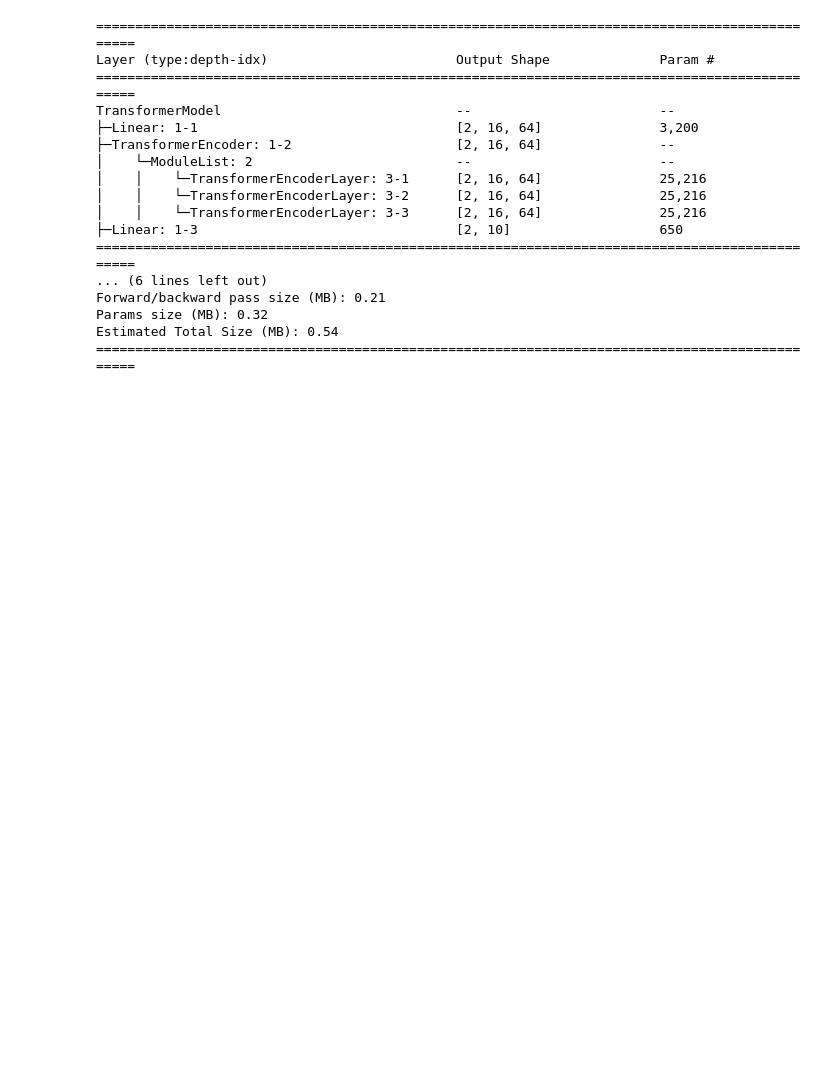
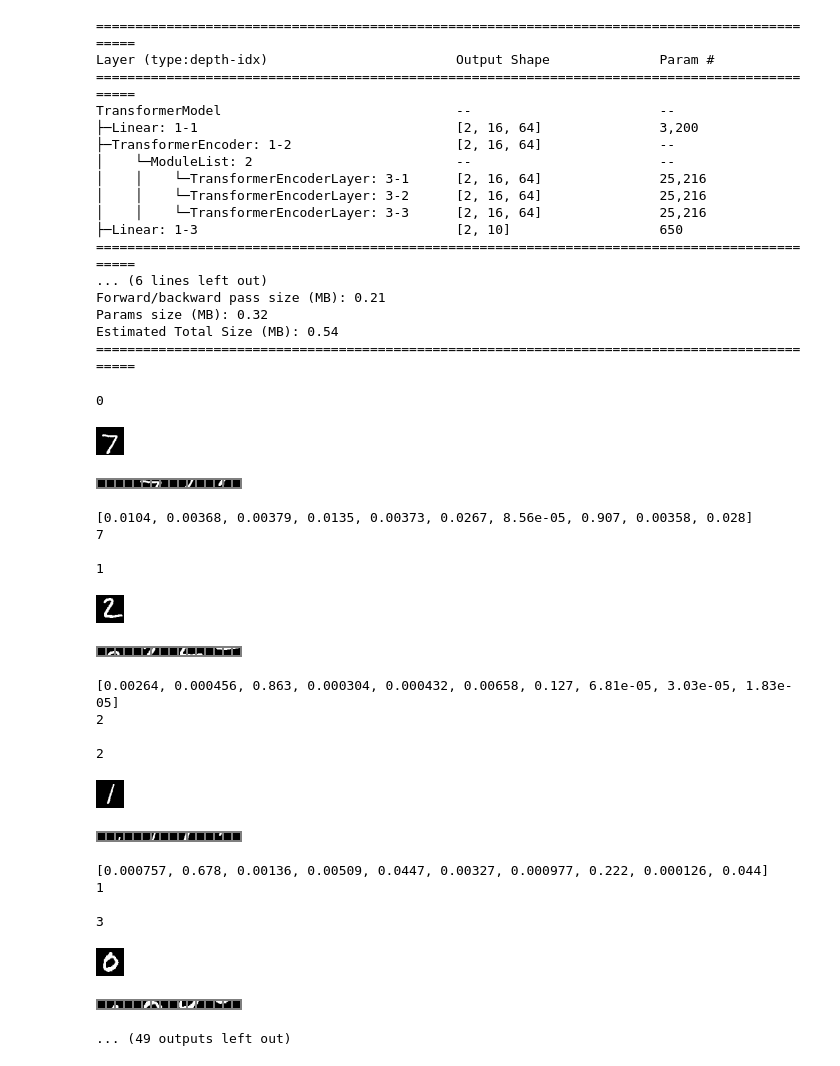
Before and after one commit to Kkun84/patch_transformer, a Jupyter notebook: colab/patch_transformer.ipynb, the cells around one changed output. Saved outputs shown, nothing was run; the diff lists cells and outputs as text; code cells hidden in the pictures; blank space fills up the shorter version.

```diff
--- a/colab/patch_transformer.ipynb
+++ b/colab/patch_transformer.ipynb
@@ -224,19 +224,46 @@ for epoch in range(max_epoch):
 
     torch.save(model.state_dict(), log_dir / f'epoch{epoch:05}.pt')
 # %%
+from torchvision.transforms.functional import to_pil_image
+from torchvision.utils import make_grid
+
+
 for index in range(20):
     print(index)
     image, label = test_dataset[index]
+    image = image.to(device)
 
     display(to_pil_image(image))
 
     patches = model.unfold_patch(image[None])[0]
     display(to_pil_image(make_grid(patches, nrow=model.num_patches, pad_value=0.5)))
 
     output_prob = model(image[None])[0].softmax(0)
 
-    print(output_prob.tolist())
-
-    print(output_prob.argmax())
+    print([float(f'{i:.3}') for i in output_prob.tolist()])
+    print(output_prob.argmax().item())
 
     print()
+# %% [output]
+0
+[figure, added]
+[figure, added]
+[0.0104, 0.00368, 0.00379, 0.0135, 0.00373, 0.0267, 8.56e-05, 0.907, 0.00358, 0.028]
+7
+
+1
+[figure, added]
+[figure, added]
+[0.00264, 0.000456, 0.863, 0.000304, 0.000432, 0.00658, 0.127, 6.81e-05, 3.03e-05, 1.83e-05]
+2
+
+2
+[figure, added]
+[figure, added]
+[0.000757, 0.678, 0.00136, 0.00509, 0.0447, 0.00327, 0.000977, 0.222, 0.000126, 0.044]
+1
+
+3
+[figure, added]
+[figure, added]
+... (49 outputs left out)
```
